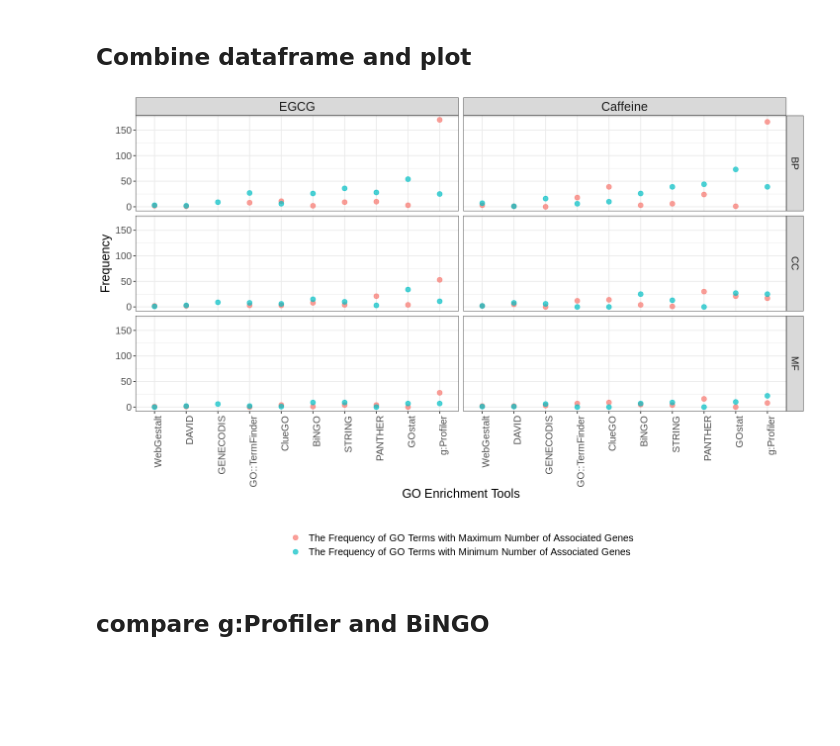
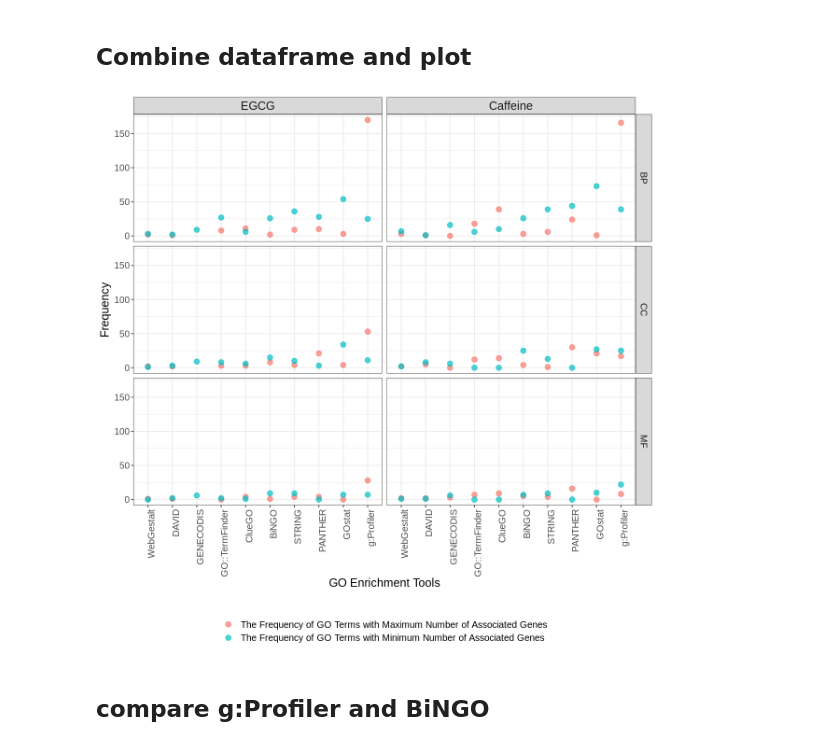
Before and after one commit to kittisaktaoma/GO-tools-comparsion, a Jupyter notebook: GO_tools_Comparison.ipynb, the cells around one changed output. Saved outputs shown, nothing was run; the diff lists cells and outputs as text; code cells hidden in the pictures; blank space fills up the shorter version.

```diff
--- a/GO_tools_Comparison.ipynb
+++ b/GO_tools_Comparison.ipynb
@@ -669,27 +652,27 @@ A data.frame: 6 × 5
 # %%
 
 min_max.all <- rbind(min_max.EGCG,min_max.Caffeine)  %>% group_by(Var2,Var3,con) %>%
   mutate(my_ranks = order(order(Freq, decreasing=TRUE)))
 
 min_max.all$con_02 <- ifelse(min_max.all$con == "Maximum",
                              "The Frequency of GO Terms with Maximum Number of Associated Genes",
                              "The Frequency of GO Terms with Minimum Number of Associated Genes")
-
+options(repr.plot.width=10, repr.plot.height=10)
 ggplot(data=min_max.all, aes(x=reorder(Var1,Freq), y=Freq, color=con_02)) +
-  geom_point(size = 2.5,alpha = 0.7) +
+  geom_point(size = 3,alpha = 0.7) +
   theme_bw() +
   facet_grid(vars(Var3),vars(Var2)) +
   theme(axis.text.x = element_text(angle = 45, hjust = 1)) +
   labs(fill = "") +
   xlab("GO Enrichment Tools") +
   ylab("Frequency") +
   labs(color="") +
   theme(legend.position="bottom", legend.direction="vertical") +
   theme(strip.text.x = element_text(size = 15))+
   theme(text = element_text(size=15),
         axis.text.x = element_text(angle=90, hjust=1))
 # %% [output]
-[figure, old version]
+[figure, new version]
 # %% [markdown]
 ## compare g:Profiler and BiNGO
 # %%
```
Also changed, not shown: parts of 26 cells of this notebook.
